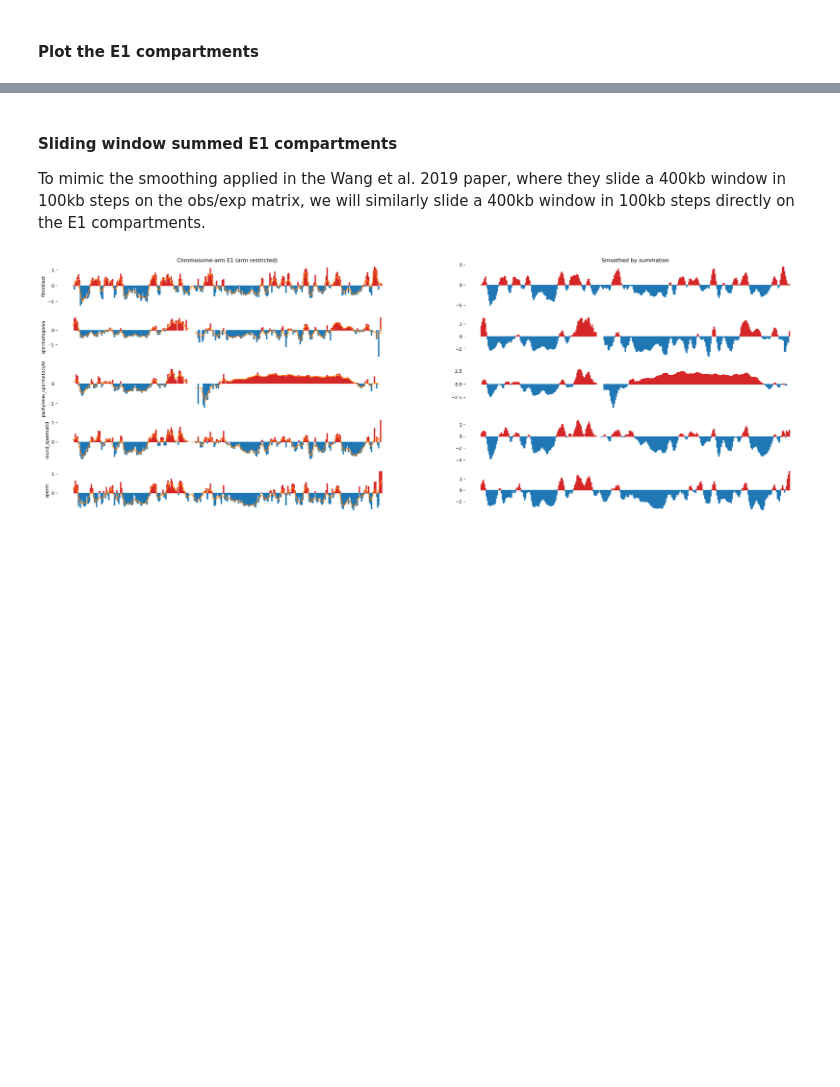
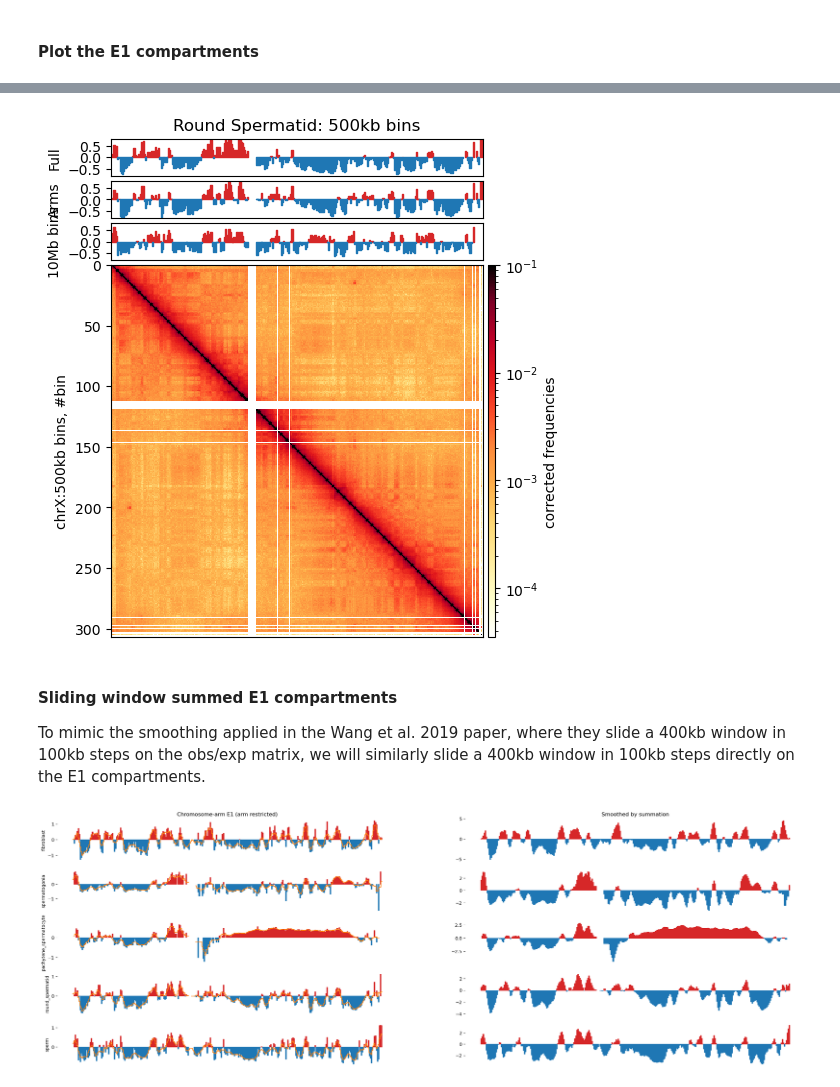
Before and after one commit to munch-group/hic-spermatogenesis, a Jupyter notebook: notebooks/03_compartments.ipynb, the cells around one changed output, grey strips where cells are left out. Cells and saved outputs as stored; diff of their text form; code cells hidden in the pictures; blank space fills up the shorter version.

```diff
--- a/notebooks/03_compartments.ipynb
+++ b/notebooks/03_compartments.ipynb
@@ -989,3 +925,87 @@ plt.savefig('../steps/e1_plot_full.svg', bbox_inches='tight')
+# %%
+#| label: e1-matrix-500kb-full-arms-10mb-round_spermatid
+#| fig-cap: "E1 eigenvector values for all merged samples at 500kb resolution for round spermatid, as well as the interaction matrix. E1 was restricted to top: Full-chromosome, middle: Chromosome-arms, bottom: 10Mb window."
+
+
+import cooltools.lib.plotting
+from matplotlib.colors import LogNorm
+from mpl_toolkits.axes_grid1 import make_axes_locatable
+from cooltools.lib.numutils import adaptive_coarsegrain, interp_nan
+
+
+
+clr = clrs['round_spermatid']
+chrom_start, chrom_end = e1_track_full['start'].values, e1_track_full['end'].values-1
+e1 = e1_values_10mb['round_spermatid']
+nbins = len(clr.bins().fetch('chrX'))
+
+f, ax = plt.subplots(
+    figsize=(8,5.5),
+)
+
+norm = LogNorm(vmax=0.1)
+
+
+e1_list = [e1_values_10mb['round_spermatid'], e1_values['round_spermatid'], e1_values_full['round_spermatid']]
+e1_names = ['10Mb bins', 'Arms', 'Full']
+colors = ['tab:red', 'tab:blue', 'tab:green']
+
+
+
+im = ax.matshow(
+    clr.matrix().fetch('chrX'),
+    norm=norm,
+    cmap='fall',
+);
+plt.axis([0,nbins,nbins,0])
+
+divider = make_axes_locatable(ax)
+cax = divider.append_axes("right", size="2%", pad=0.05)
+plt.colorbar(im, cax=cax, label='corrected frequencies');
+ax.set_ylabel('chrX:500kb bins, #bin')
+ax.xaxis.set_visible(False)
+
+for i, e1 in enumerate(e1_list):
+    ax1 = divider.append_axes("top", size="10%", pad=0.05, sharex = ax)
+    # weights = clr.bins()[:]['weight'].values
+
+    # ax1.plot(e1, label='E1')
+
+    # Create stairs
+    x = np.zeros(2*chrom_start.size)
+    y = np.zeros(2*chrom_start.size)
+    #smooth_y = np.zeros(2*chrom_start.size)
+    x[0::2] = chrom_start/500_000
+    x[1::2] = chrom_end/500_000
+    y[0::2] = e1
+    y[1::2] = e1
+    # smooth_e1 = (lambda x: x.rolling(5, 1, center=True).sum())(pd.DataFrame(e1, columns=['value']))['value'].values
+    # smooth_y[0::2] = smooth_e1
+    # smooth_y[1::2] = smooth_e1
+
+
+    ax1.fill_between(x, y, 0, where=(y > 0), color='tab:red')
+    ax1.fill_between(x, y, 0, where=(y < 0), color='tab:blue')
+
+    ax1.set_ylabel(e1_names[i])
+    ax1.set_ylim(-0.8, 0.8)
+    ax1.set_xticks([])
+
+ax1.set_title('Round Spermatid: 500kb bins')
+
+
+#    # Plot the sign changes on the matrix
+#     col = colors[i]
+#     for i in np.where(np.diff( (pd.Series(e1)>0).astype(int)))[0]:
+#         # Horisontal lines where E1 intersects 0
+#         ax.plot([0,nbins],[i,i],col,lw=0.5)
+
+#         # Vertical lines where E1 intersects 0
+#         ax.plot([i,i],[0,nbins],col,lw=0.5)
+
+plt.tight_layout()
+# %% [output]
+[figure, added]
 # %% [markdown]
 #### Sliding window summed E1 compartments
 
```
Also changed, not shown: parts of 10 cells of this notebook, 1 other file.
